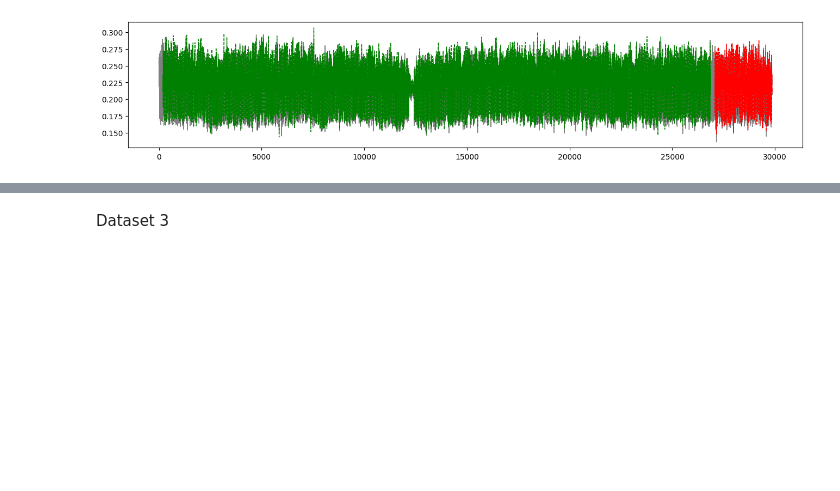
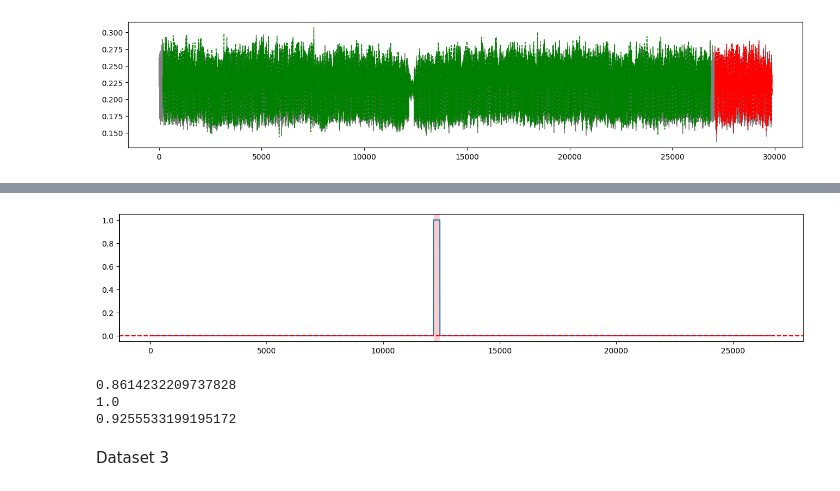
Before and after one commit to yzhang511/TimeInf, a Jupyter notebook: notebooks/time_series_IF_AR_linear_approx.ipynb, the cells around one changed output, grey strips where cells are left out. Cells and saved outputs as stored; diff of their text form; code cells hidden in the pictures; blank space fills up the shorter version.

```diff
--- a/notebooks/time_series_IF_AR_linear_approx.ipynb
+++ b/notebooks/time_series_IF_AR_linear_approx.ipynb
@@ -223,3 +226,23 @@ np.save("042_mean_loos.npy", mean_loos)
+# %%
+outliers = norm_mean_loos > np.quantile(norm_mean_loos, 0.99)
+# %%
+plt.figure(figsize=(16,3))
+loos_viz = np.ones_like(ts) * np.nan
+loos_viz[:len(X_train)] = outliers
+plt.plot(loos_viz)
+plt.axhline(y=0, c="r", linestyle="--")
+plt.axvspan(12190, 12420, facecolor='red', alpha=.2);
+# %% [output]
+[figure, added]
+# %%
+from sklearn.metrics import precision_score, recall_score, f1_score
+print(precision_score(truth[:len(outliers)], outliers))
+print(recall_score(truth[:len(outliers)], outliers))
+print(f1_score(truth[:len(outliers)], outliers))
+# %% [output]
+0.8614232209737828
+1.0
+0.9255533199195172
 # %% [markdown]
 Dataset 3
 # %%
```
Also changed, not shown: parts of 6 cells of this notebook.
